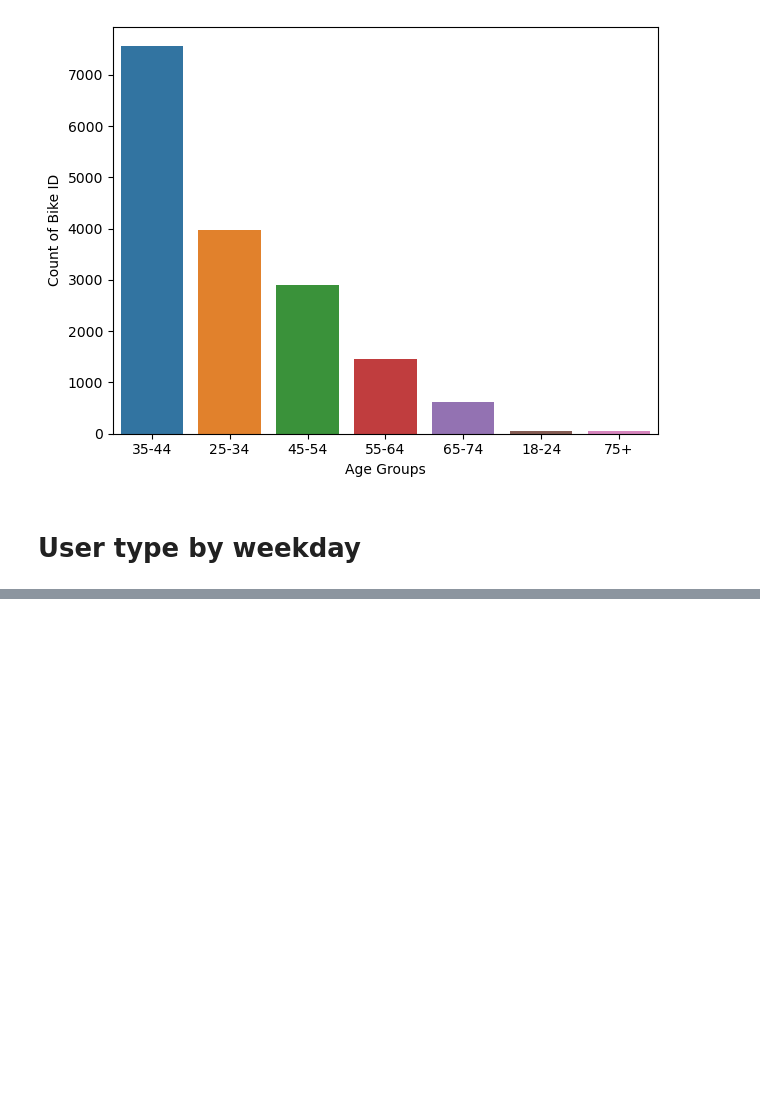
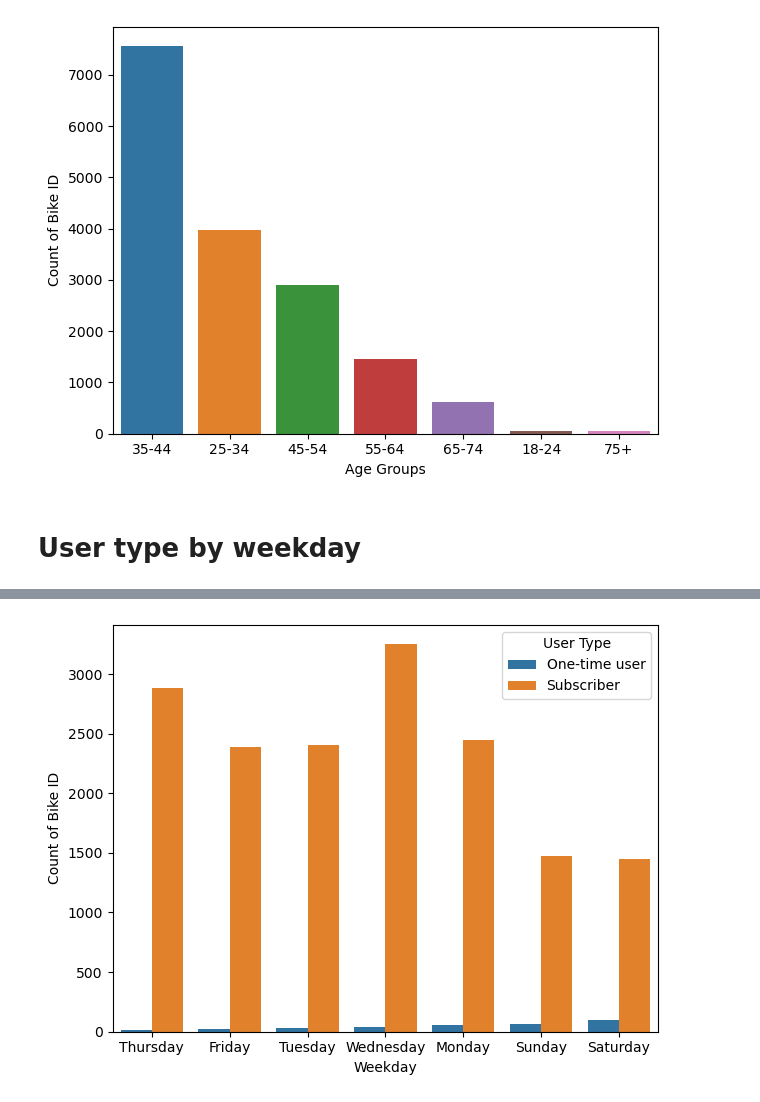
Before and after one commit to kemikupie/PortfolioProjects, a Jupyter notebook: New York Citi Bikes Data Analysis-Python-SQL.ipynb, the cells around one changed output, grey strips where cells are left out. Saved outputs shown, nothing was run; the diff lists cells and outputs as text; code cells hidden in the pictures; blank space fills up the shorter version.

```diff
--- a/New York Citi Bikes Data Analysis-Python-SQL.ipynb
+++ b/New York Citi Bikes Data Analysis-Python-SQL.ipynb
@@ -546,0 +554,6 @@ User_type_by_weekday
+# %%
+ax=sns.barplot(data=User_type_by_weekday, x="Weekday", y="Count of Bike ID", hue="User Type")
+plt.tight_layout()
+plt.show()
+# %% [output]
+[figure, added]
```
Also changed, not shown: parts of 1 cell of this notebook, 1 other file.
